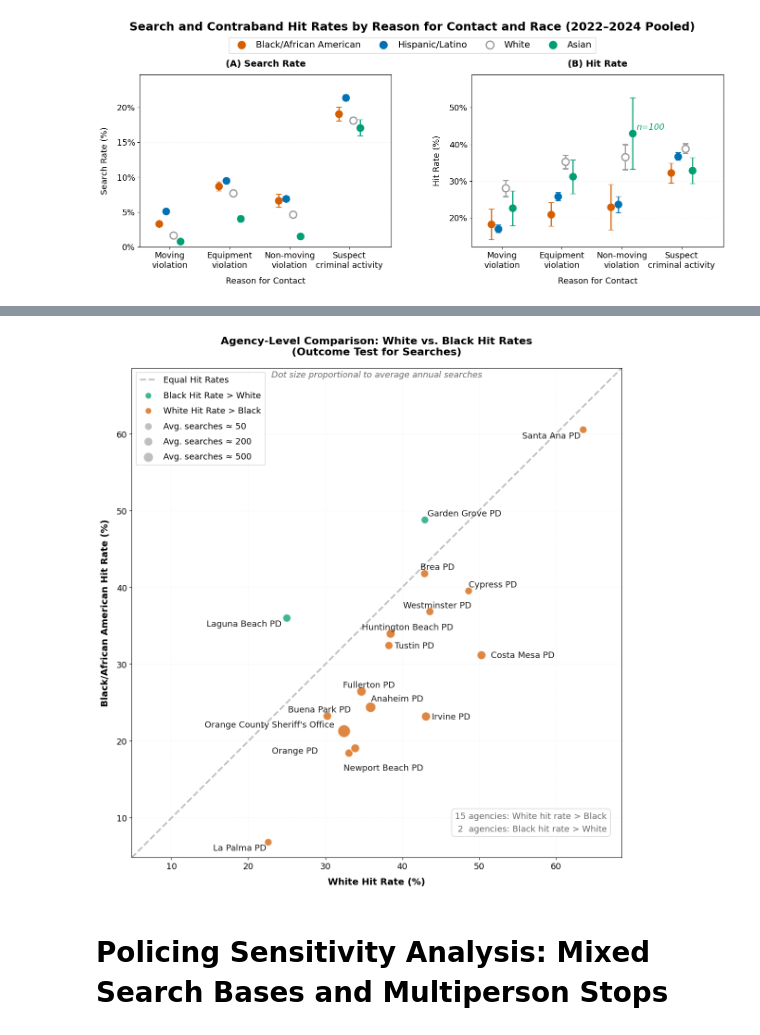
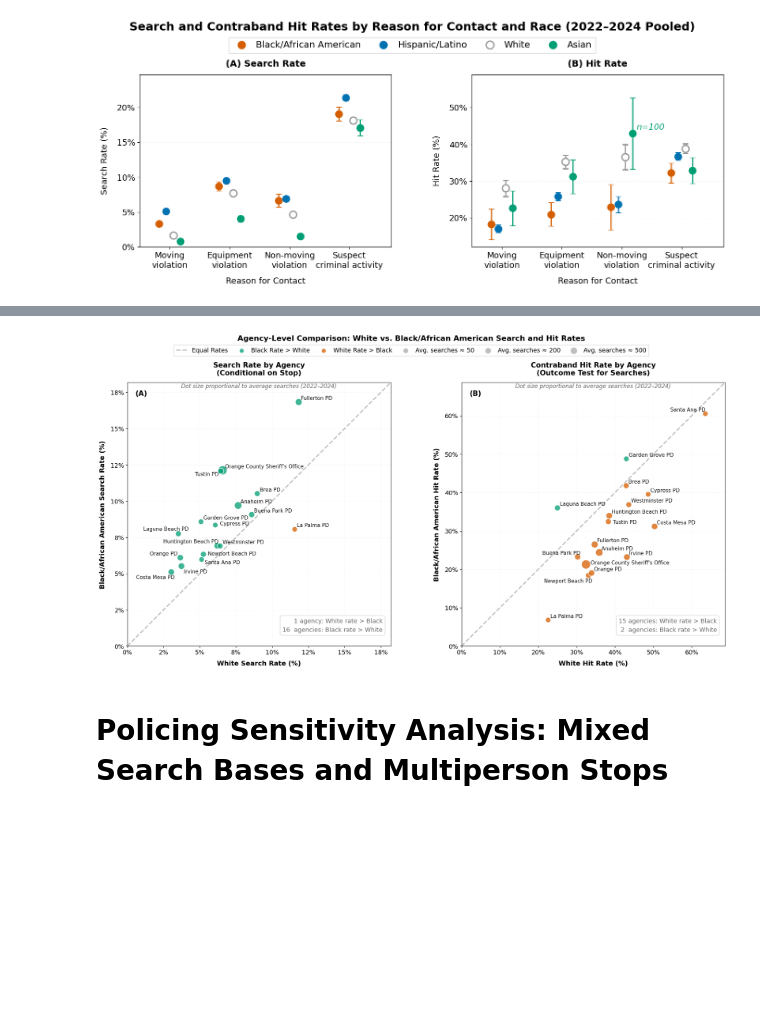
Before and after one commit to laurenbchu/honors-thesis, a Jupyter notebook: notebooks/02_analysis.ipynb, the cells around one changed output, grey strips where cells are left out. Cells and saved outputs as stored; diff of their text form; code cells hidden in the pictures; blank space fills up the shorter version.

Commit message:
Added agency-level search rates

```diff
--- a/notebooks/02_analysis.ipynb
+++ b/notebooks/02_analysis.ipynb
@@ -327,7 +325,9 @@ fig_search = visualization_utils.visualize_search_and_hit_rates_by_reason(polici
 # %%
-# Calculate the White and Black hit rates for each agency and summarize in a table
-agency_hit_summary = analysis_utils.summarize_agency_black_white_hit_rates(policing)
-publication_table = table_utils.agency_black_white_hit_rate_table(agency_hit_summary)
-publication_table
-# table_utils.export_agency_hit_rates_to_latex(agency_hit_summary)
+# Calculate the White and Black search/hit rates for each agency and summarize in a table
+
+agency_hit_summary = analysis_utils.summarize_agency_black_white_rates(policing)
+publication_table  = table_utils.agency_black_white_rates_table(agency_hit_summary)
+display(publication_table)
+
+# table_utils.export_agency_hit_rates_to_latex(publication_table, agency_hit_summary)
 # %% [output]
@@ -351,8 +351,8 @@ publication_table
 # %%
-fig_agency_hit = visualization_utils.plot_agency_black_white_hit_rates(agency_hit_summary)
-# visualization_utils.export_figure_to_pdf(fig_agency_hit, "agency_hits")
+fig_agency = visualization_utils.plot_agency_black_white_rates(agency_hit_summary)
+# visualization_utils.export_figure_to_pdf(fig_agency, "04_agency_rates")
 # %% [output]
-[figure, old version]
+[figure, new version]
 # %% [markdown]
 # Policing Sensitivity Analysis: Mixed Search Bases and Multiperson Stops
 # %%
```
Also changed, not shown: parts of 19 cells of this notebook, 13 other files.
